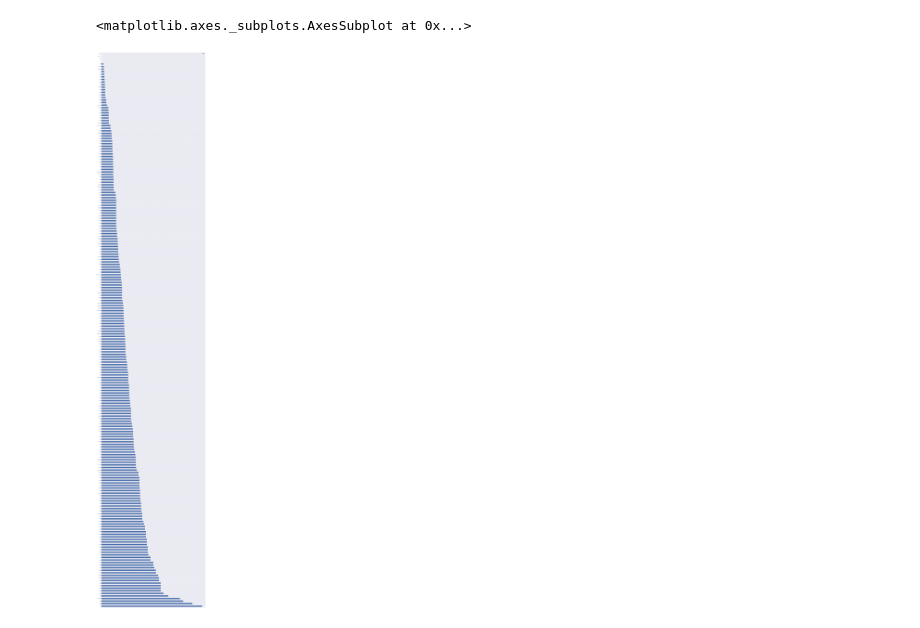
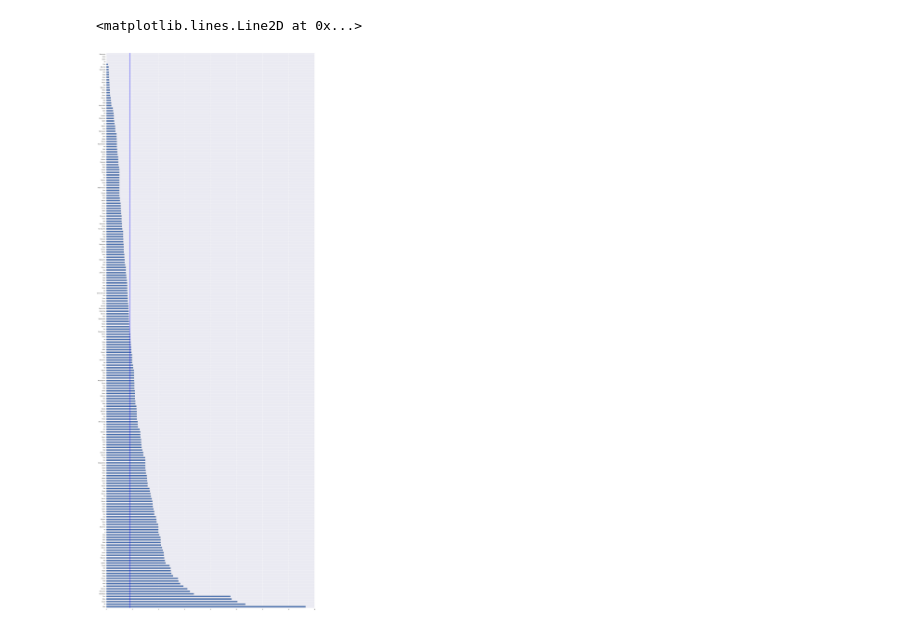
Before and after one commit to inexxt/rap_music, a Jupyter notebook: 1Strong_language_exploration.ipynb, the cells around one changed output. Saved outputs shown, nothing was run; the diff lists cells and outputs as text; code cells hidden in the pictures.

```diff
--- a/1Strong_language_exploration.ipynb
+++ b/1Strong_language_exploration.ipynb
@@ -14,7 +16,7 @@ def get_strong_words():
     with open(DATASET_PATH + "strong_language.json", "r") as f:
         return json.load(f)
 # %%
-strongs = get_strong_words()
+strongs = set(get_strong_words())
 # %%
 len(strongs)
 # %% [output]
@@ -22,6 +24,7 @@ len(strongs)
 # %%
-def get_all_rapers_strongs():
+def get_all_strongs():
     rappers_strongs = {}
+    strongs_count = Counter()
     rappers = os.listdir(DATASET_PATH + "ok_lyrics/")
     for rapper in rappers:
         songs = os.listdir(DATASET_PATH + "ok_lyrics/" + rapper)
@@ -31,7 +34,8 @@ def get_all_rapers_strongs():
             with open(DATASET_PATH + "ok_lyrics/" + rapper + "/" + song, "r") as f:
                 song_text = json.load(f)
             song_words = song_text["lyrics"].split()
-            strongs_in_song = len(set(strongs) & set(song_words))
-            num_strongs += strongs_in_song
+            strongs_in_song = list(filter(lambda x: x in strongs, song_words))
+            num_strongs += len(strongs_in_song)
+            strongs_count += Counter(strongs_in_song)
         rappers_strongs[rapper] = num_strongs/num_songs
-    return rappers_strongs
+    return rappers_strongs, strongs_count
@@ -40,8 +42,13 @@ all_rapers_strongs = get_all_rapers_strongs()
+# %%
+all_rapers_strongs, strongs_count = get_all_strongs()
 # %%
-strongs_df = pd.DataFrame.from_dict(all_rapers_strongs, "index")
+rappers_df = pd.DataFrame.from_dict(all_rapers_strongs, "index")
+rappers_df.sort_values(by=0, inplace=True, ascending=False)
-# %%
-strongs_df.sort_values(by=0, inplace=True, ascending=False)
-strongs_df.plot(kind="barh", figsize=(30, 160))
-# %% [output]
-<matplotlib.axes._subplots.AxesSubplot at 0x...>
-[figure, removed]
+# %%
+plt.figure()
+rappers_df[0].plot(kind="barh", figsize=(30, 80))
+plt.axvline(x=float(rappers_df.median(0)))
+# strongs_df["median"].plot(kind="line", ax = ax)
+# %% [output]
+<matplotlib.lines.Line2D at 0x...>
+[figure, added]
```
Also changed, not shown: parts of 4 cells of this notebook, 1 other file.
